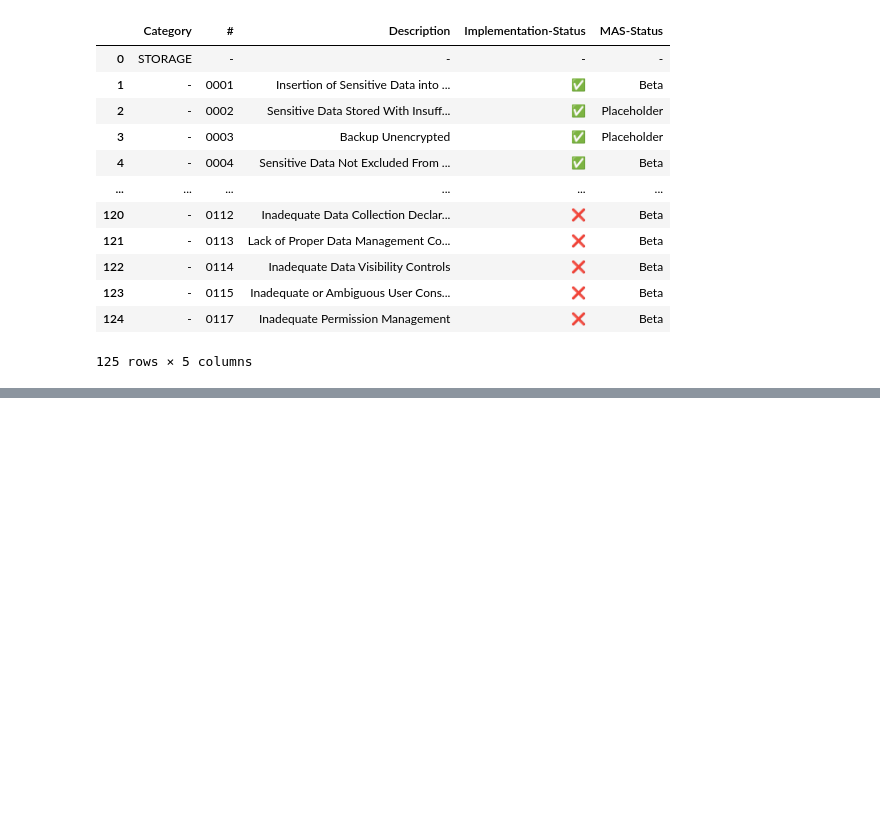
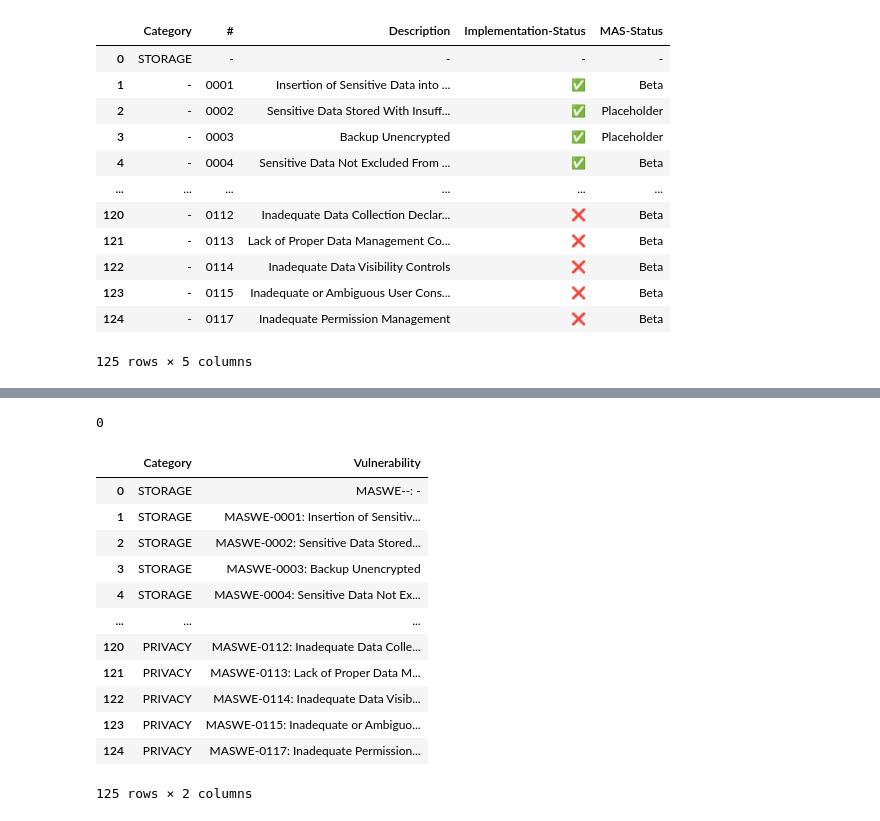
Before and after one commit to domi-cmd/Reference_Application_for_OWASP_MASTG, a Jupyter notebook: dev_documents/seminar_thesis/reference_apps/data_manipulation/clean_checklist_data.ipynb, the cells around one changed output, grey strips where cells are left out. Saved outputs shown, nothing was run; the diff lists cells and outputs as text; code cells hidden in the pictures; blank space fills up the shorter version.

```diff
--- a/dev_documents/seminar_thesis/reference_apps/data_manipulation/clean_checklist_data.ipynb
+++ b/dev_documents/seminar_thesis/reference_apps/data_manipulation/clean_checklist_data.ipynb
@@ -122,0 +117,35 @@ checklist_data_df
+# %%
+# Add correct "App Name" value to every row
+app_names = checklist_data_df.loc[checklist_data_df["Category"] != "-", "Category"].values
+app_names_indexes = []
+for app_name in app_names:
+    app_names_indexes.append(checklist_data_df[checklist_data_df["Category"] == app_name].index[0])
+# Add last index of dataframe rows as guardian value for next operation
+app_names_indexes.append(len(checklist_data_df.values))
+
+
+# Go through all app name indexes, locate the rows which require the same app name and fill them in
+for index in range(len(app_names_indexes)-1):
+    checklist_data_df.iloc[app_names_indexes[index]:app_names_indexes[index+1], 0] = app_names[index]
+
+# Count amount of "-" missing values
+print(np.sum(checklist_data_df["Vulnerability"] == "-"))
+
+# Reset the index to a meaningful one, considering the now removed values
+checklist_data_df.reset_index(drop=True, inplace=True)
+display(checklist_data_df)
+# %% [output]
+0
+|  | Category | Vulnerability |
+| 0 | STORAGE | MASWE--: - |
+| 1 | STORAGE | MASWE-0001: Insertion of Sensitiv... |
+| 2 | STORAGE | MASWE-0002: Sensitive Data Stored... |
+| 3 | STORAGE | MASWE-0003: Backup Unencrypted |
+| 4 | STORAGE | MASWE-0004: Sensitive Data Not Ex... |
+| ... | ... | ... |
+| 120 | PRIVACY | MASWE-0112: Inadequate Data Colle... |
+| 121 | PRIVACY | MASWE-0113: Lack of Proper Data M... |
+| 122 | PRIVACY | MASWE-0114: Inadequate Data Visib... |
+| 123 | PRIVACY | MASWE-0115: Inadequate or Ambiguo... |
+| 124 | PRIVACY | MASWE-0117: Inadequate Permission... |
+125 rows × 2 columns
```
Also changed, not shown: parts of 3 cells of this notebook, 3 other files.
